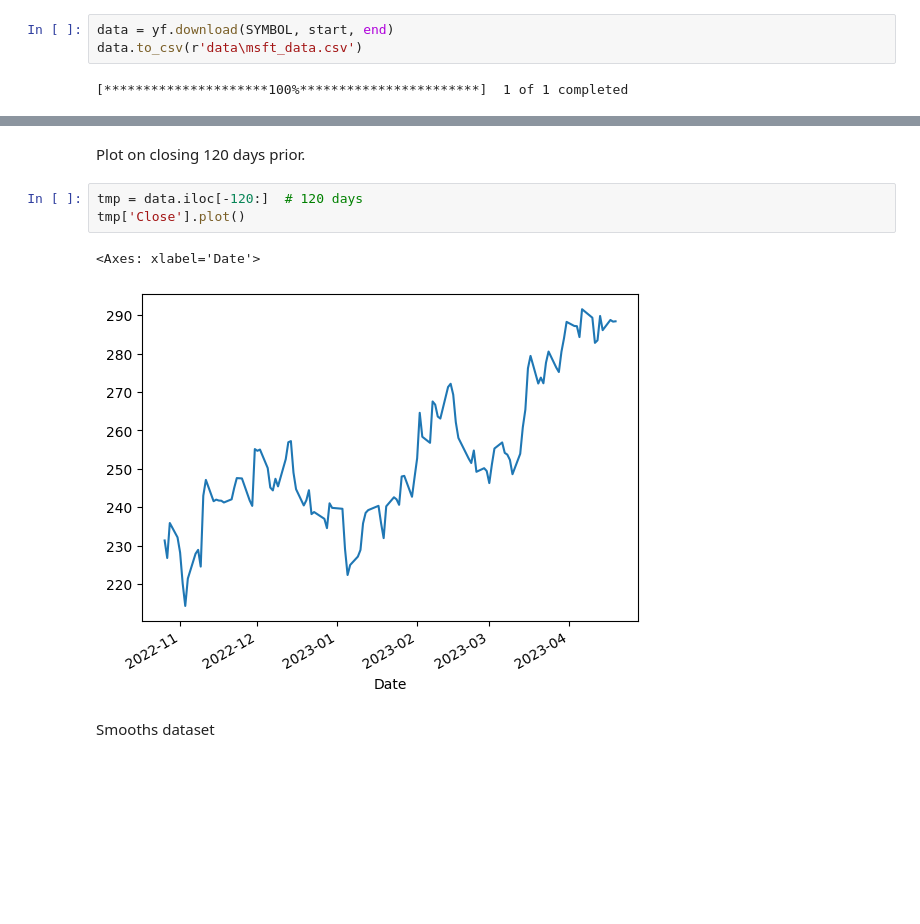
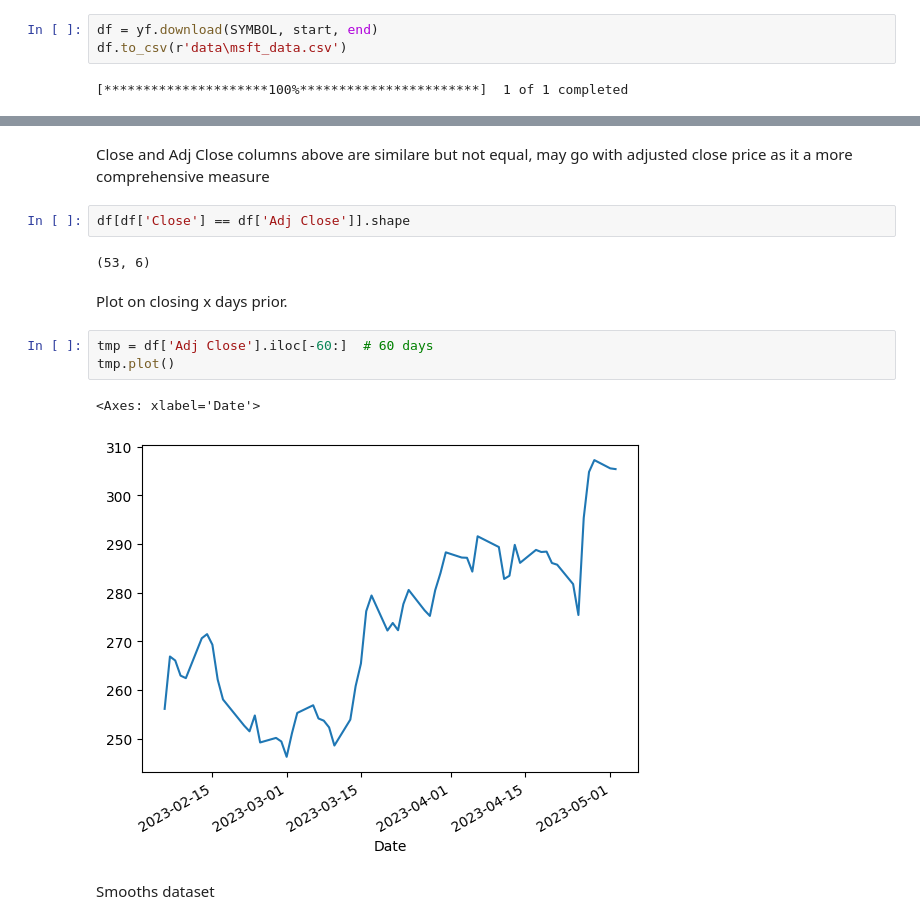
Before and after one commit to m-berggren/ml-stock-prediction, a Jupyter notebook: stock_forecast_prediction.ipynb, the cells around one changed output, grey strips where cells are left out. Drawn from its saved outputs; the diff is of its cells as text; blank space fills up the shorter version.

Commit message:
still measuring the data

```diff
--- a/stock_forecast_prediction.ipynb
+++ b/stock_forecast_prediction.ipynb
@@ -21,8 +23,8 @@ end = datetime.datetime.today()
 # %% [markdown]
 Library yfinance parses data from Yahoo finance, in this case MSFT data 4 years prior.
 # %%
-data = yf.download(SYMBOL, start, end)
-data.to_csv(r'data\msft_data.csv')
+df = yf.download(SYMBOL, start, end)
+df.to_csv(r'data\msft_data.csv')
 # %% [output]
 [*********************100%***********************]  1 of 1 completed
 # %%
@@ -38,11 +64,17 @@ dtype: object
+# %% [markdown]
+Close and Adj Close columns above are similare but not equal, may go with adjusted close price as it a more comprehensive measure
+# %%
+df[df['Close'] == df['Adj Close']].shape
+# %% [output]
+(53, 6)
 # %% [markdown]
-Plot on closing 120 days prior.
+Plot on closing x days prior.
 # %%
-tmp = data.iloc[-120:]  # 120 days
-tmp['Close'].plot()
+tmp = df['Adj Close'].iloc[-60:]  # 60 days
+tmp.plot()
 # %% [output]
 <Axes: xlabel='Date'>
-[figure, old version]
+[figure, new version]
 # %% [markdown]
 Smooths dataset
 # %%
```
Also changed, not shown: parts of 11 cells of this notebook, 2 other files.
